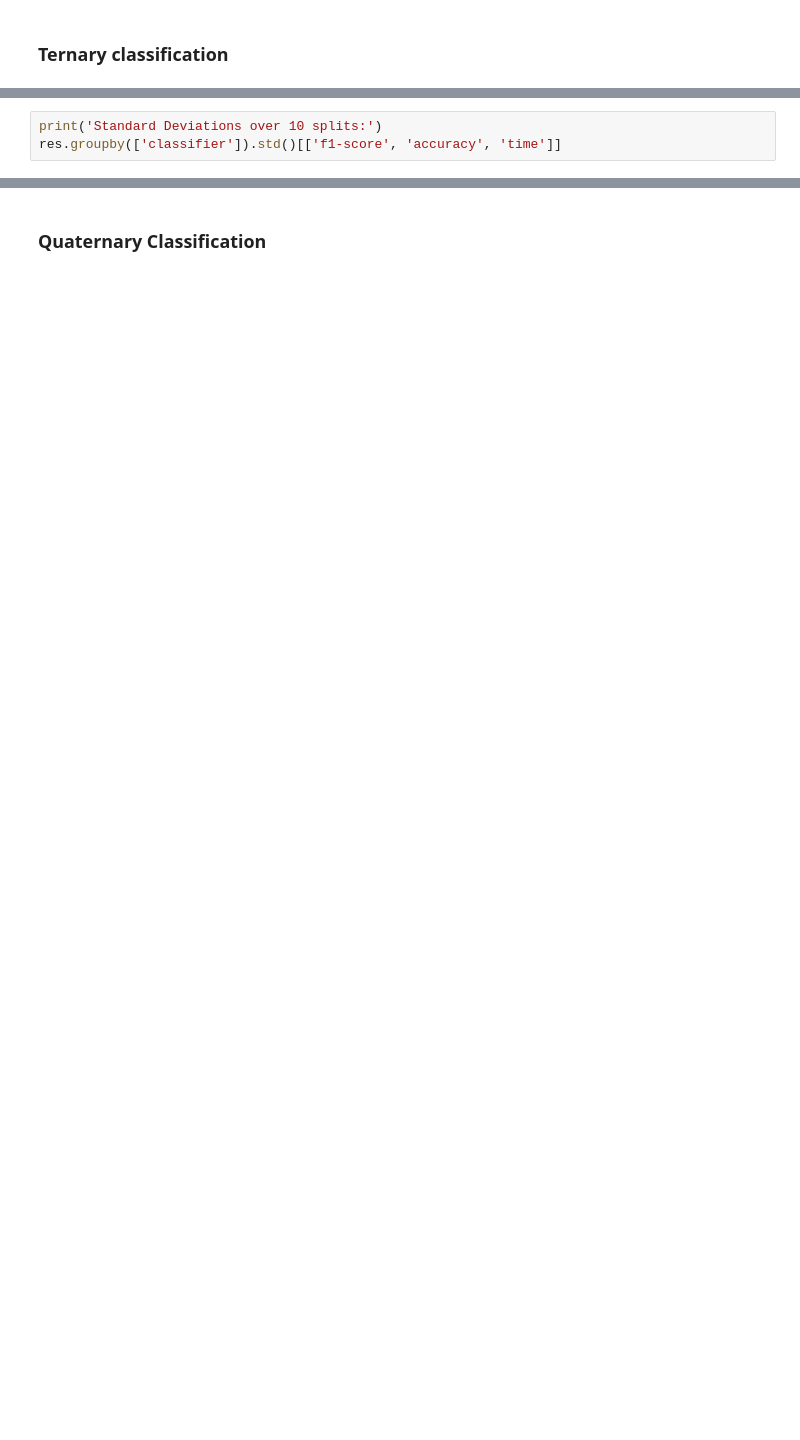
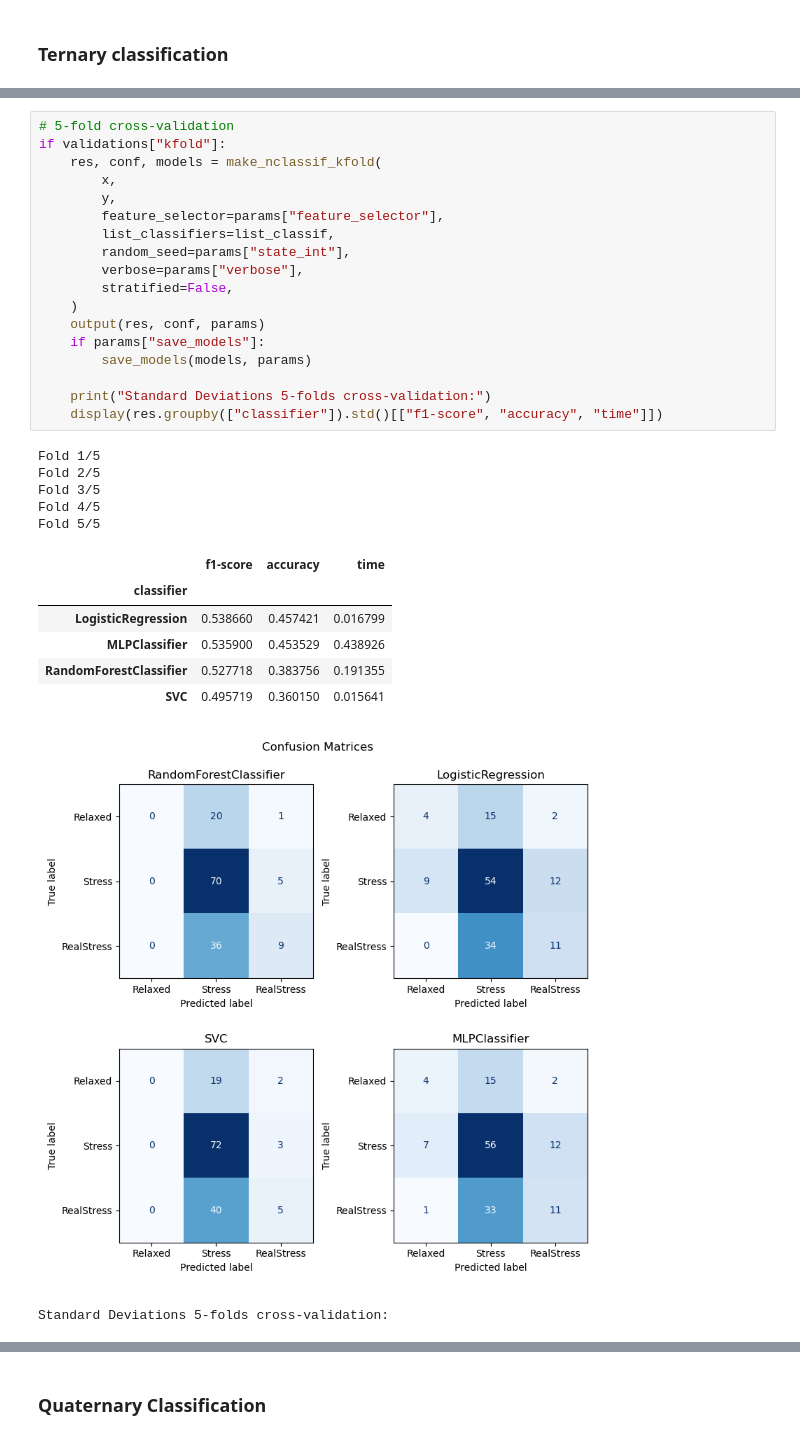
Before and after one commit to sergiodl-ubi/stressID, a Jupyter notebook: Classification/classification_physio.ipynb, the cells around one changed output, grey strips where cells are left out. Cells and saved outputs as stored; diff of their text form; blank space fills up the shorter version.

```diff
--- a/Classification/classification_physio.ipynb
+++ b/Classification/classification_physio.ipynb
@@ -291,3 +442,32 @@ if params["save_models"]:
-# %%
-print('Standard Deviations over 10 splits:')
-res.groupby(['classifier']).std()[['f1-score', 'accuracy', 'time']]
+# %%
+# 5-fold cross-validation
+if validations["kfold"]:
+    res, conf, models = make_nclassif_kfold(
+        x,
+        y,
+        feature_selector=params["feature_selector"],
+        list_classifiers=list_classif,
+        random_seed=params["state_int"],
+        verbose=params["verbose"],
+        stratified=False,
+    )
+    output(res, conf, params)
+    if params["save_models"]:
+        save_models(models, params)
+
+    print("Standard Deviations 5-folds cross-validation:")
+    display(res.groupby(["classifier"]).std()[["f1-score", "accuracy", "time"]])
+# %% [output]
+Fold 1/5
+Fold 2/5
+Fold 3/5
+Fold 4/5
+Fold 5/5
+|  | f1-score | accuracy | time |
+| classifier |  |  |  |
+| LogisticRegression | 0.538660 | 0.457421 | 0.016799 |
+| MLPClassifier | 0.535900 | 0.453529 | 0.438926 |
+| RandomForestClassifier | 0.527718 | 0.383756 | 0.191355 |
+| SVC | 0.495719 | 0.360150 | 0.015641 |
+[figure, added]
+Standard Deviations 5-folds cross-validation:
```
Also changed, not shown: parts of 16 cells of this notebook, 4 other files.
